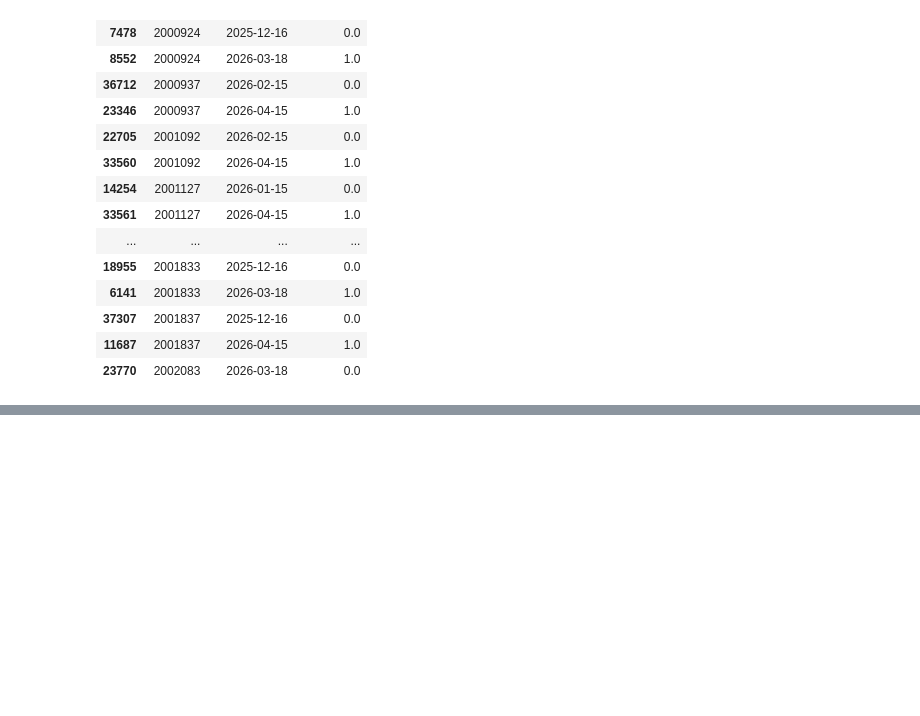
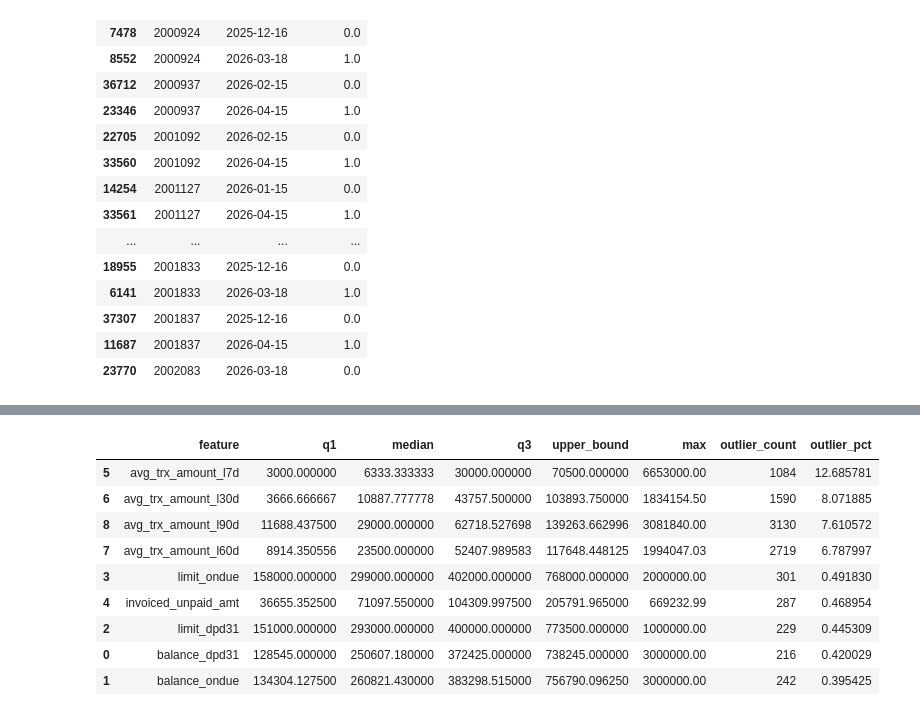
Before and after one commit to Khishigjargal42/toki_ds_task, a Jupyter notebook: notebooks/01_Toki_DPD91_Model.ipynb, the cells around one changed output, grey strips where cells are left out. Cells and saved outputs as stored; diff of their text form; code cells hidden in the pictures; blank space fills up the shorter version.

```diff
--- a/notebooks/01_Toki_DPD91_Model.ipynb
+++ b/notebooks/01_Toki_DPD91_Model.ipynb
@@ -1033,0 +1272,55 @@ user_list[
+# %%
+financial_features = [
+    "balance_dpd31",
+    "balance_ondue",
+    "limit_dpd31",
+    "limit_ondue",
+    "invoiced_unpaid_amt",
+    "avg_trx_amount_l7d",
+    "avg_trx_amount_l30d",
+    "avg_trx_amount_l60d",
+    "avg_trx_amount_l90d"
+]
+
+outlier_summary = []
+
+for col in financial_features:
+    s = user_list[col].dropna()
+
+    q1 = s.quantile(0.25)
+    q3 = s.quantile(0.75)
+    iqr = q3 - q1
+
+    lower_bound = q1 - 1.5 * iqr
+    upper_bound = q3 + 1.5 * iqr
+
+    outlier_count = ((s < lower_bound) | (s > upper_bound)).sum()
+
+    outlier_summary.append({
+        "feature": col,
+        "q1": q1,
+        "median": s.median(),
+        "q3": q3,
+        "upper_bound": upper_bound,
+        "max": s.max(),
+        "outlier_count": outlier_count,
+        "outlier_pct": outlier_count / len(s) * 100
+    })
+
+outlier_summary = pd.DataFrame(outlier_summary)
+
+outlier_summary.sort_values(
+    "outlier_pct",
+    ascending=False
+)
+# %% [output]
+|  | feature | q1 | median | q3 | upper_bound | max | outlier_count | outlier_pct |
+| 5 | avg_trx_amount_l7d | 3000.000000 | 6333.333333 | 30000.000000 | 70500.000000 | 6653000.00 | 1084 | 12.685781 |
+| 6 | avg_trx_amount_l30d | 3666.666667 | 10887.777778 | 43757.500000 | 103893.750000 | 1834154.50 | 1590 | 8.071885 |
+| 8 | avg_trx_amount_l90d | 11688.437500 | 29000.000000 | 62718.527698 | 139263.662996 | 3081840.00 | 3130 | 7.610572 |
+| 7 | avg_trx_amount_l60d | 8914.350556 | 23500.000000 | 52407.989583 | 117648.448125 | 1994047.03 | 2719 | 6.787997 |
+| 3 | limit_ondue | 158000.000000 | 299000.000000 | 402000.000000 | 768000.000000 | 2000000.00 | 301 | 0.491830 |
+| 4 | invoiced_unpaid_amt | 36655.352500 | 71097.550000 | 104309.997500 | 205791.965000 | 669232.99 | 287 | 0.468954 |
+| 2 | limit_dpd31 | 151000.000000 | 293000.000000 | 400000.000000 | 773500.000000 | 1000000.00 | 229 | 0.445309 |
+| 0 | balance_dpd31 | 128545.000000 | 250607.180000 | 372425.000000 | 738245.000000 | 3000000.00 | 216 | 0.420029 |
+| 1 | balance_ondue | 134304.127500 | 260821.430000 | 383298.515000 | 756790.096250 | 3000000.00 | 242 | 0.395425 |
```
Also changed, not shown: parts of 17 cells of this notebook.
